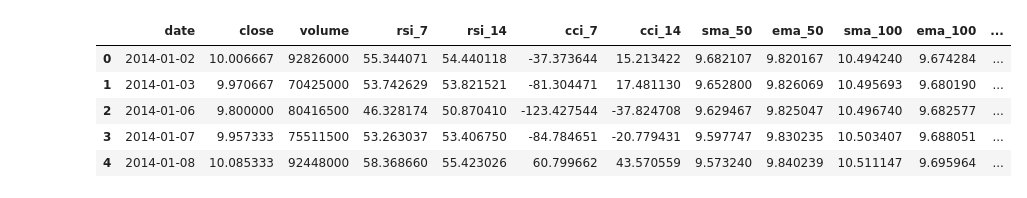
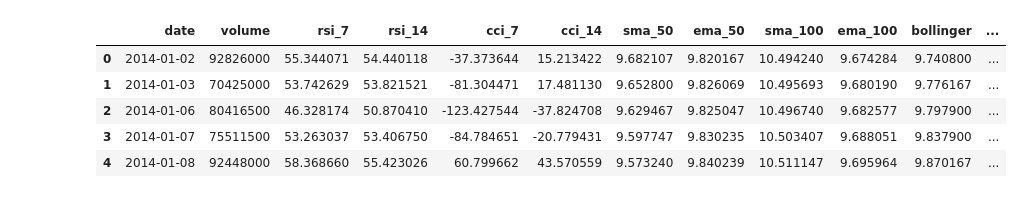
Before and after one commit to JasonMorris1/CSE151_Tesla_Stock_Prediction, a Jupyter notebook: eda_linear_regression2.ipynb, the cells around one changed output. Saved outputs shown, nothing was run; the diff lists cells and outputs as text; code cells hidden in the pictures.

```diff
--- a/eda_linear_regression2.ipynb
+++ b/eda_linear_regression2.ipynb
@@ -13,17 +13,19 @@ from keras.layers import Dense
 # %%
 #!wget https://raw.githubusercontent.com/JasonMorris1/CSE151_Tesla_Stock_Prediction/main/tsla_2014_2023.csv
 df = pd.read_csv('tsla_2014_2023.csv')
 df['date']=pd.to_datetime(df['date'])
 df['year'] = df['date'].dt.year
-df = df.drop(columns=['open', 'high', 'low']) # not sure why we do this
+df = df.drop(columns=['open', 'high', 'low', 'close', 'macd']) # not sure why we do this
+#df = df.drop(columns=['sma_50', 'sma_100', 'rsi_7', 'ema_50', 'atr_7'], axis=1)
+
 df.head()
 # %% [output]
-|  | date | close | volume | rsi_7 | rsi_14 | cci_7 | cci_14 | sma_50 | ema_50 | sma_100 | ema_100 | ... |
-| 0 | 2014-01-02 | 10.006667 | 92826000 | 55.344071 | 54.440118 | -37.373644 | 15.213422 | 9.682107 | 9.820167 | 10.494240 | 9.674284 | ... |
-| 1 | 2014-01-03 | 9.970667 | 70425000 | 53.742629 | 53.821521 | -81.304471 | 17.481130 | 9.652800 | 9.826069 | 10.495693 | 9.680190 | ... |
-| 2 | 2014-01-06 | 9.800000 | 80416500 | 46.328174 | 50.870410 | -123.427544 | -37.824708 | 9.629467 | 9.825047 | 10.496740 | 9.682577 | ... |
-| 3 | 2014-01-07 | 9.957333 | 75511500 | 53.263037 | 53.406750 | -84.784651 | -20.779431 | 9.597747 | 9.830235 | 10.503407 | 9.688051 | ... |
-| 4 | 2014-01-08 | 10.085333 | 92448000 | 58.368660 | 55.423026 | 60.799662 | 43.570559 | 9.573240 | 9.840239 | 10.511147 | 9.695964 | ... |
+|  | date | volume | rsi_7 | rsi_14 | cci_7 | cci_14 | sma_50 | ema_50 | sma_100 | ema_100 | bollinger | ... |
+| 0 | 2014-01-02 | 92826000 | 55.344071 | 54.440118 | -37.373644 | 15.213422 | 9.682107 | 9.820167 | 10.494240 | 9.674284 | 9.740800 | ... |
+| 1 | 2014-01-03 | 70425000 | 53.742629 | 53.821521 | -81.304471 | 17.481130 | 9.652800 | 9.826069 | 10.495693 | 9.680190 | 9.776167 | ... |
+| 2 | 2014-01-06 | 80416500 | 46.328174 | 50.870410 | -123.427544 | -37.824708 | 9.629467 | 9.825047 | 10.496740 | 9.682577 | 9.797900 | ... |
+| 3 | 2014-01-07 | 75511500 | 53.263037 | 53.406750 | -84.784651 | -20.779431 | 9.597747 | 9.830235 | 10.503407 | 9.688051 | 9.837900 | ... |
+| 4 | 2014-01-08 | 92448000 | 58.368660 | 55.423026 | 60.799662 | 43.570559 | 9.573240 | 9.840239 | 10.511147 | 9.695964 | 9.870167 | ... |
 # %%
 # df_train=df[(df.year<2023) & (df.year>2017)]
 # df_test=df[df.year==2023]
```
Also changed, not shown: parts of 3 cells of this notebook, 2 other files.
